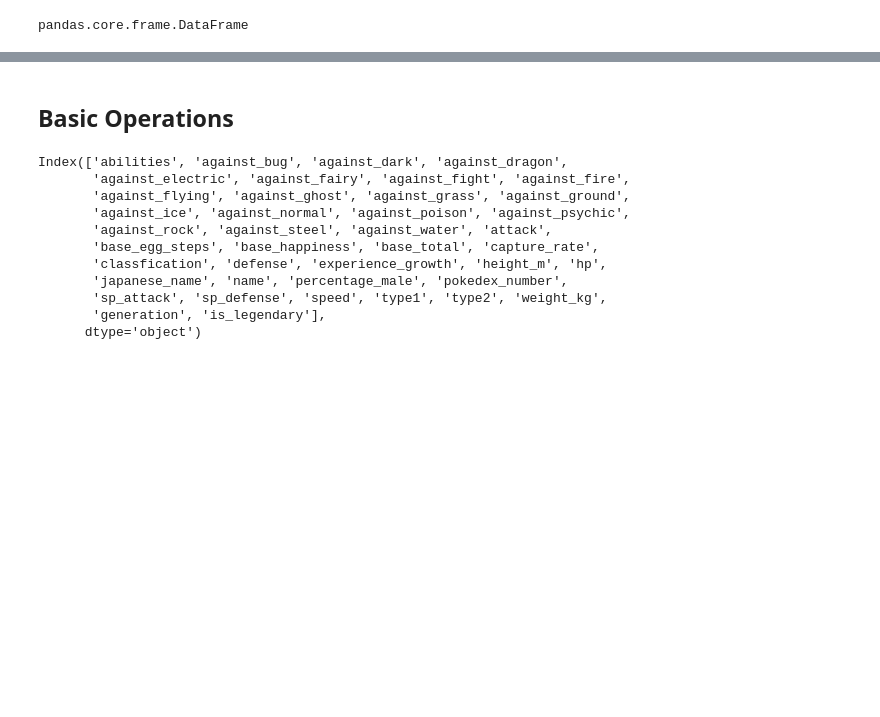
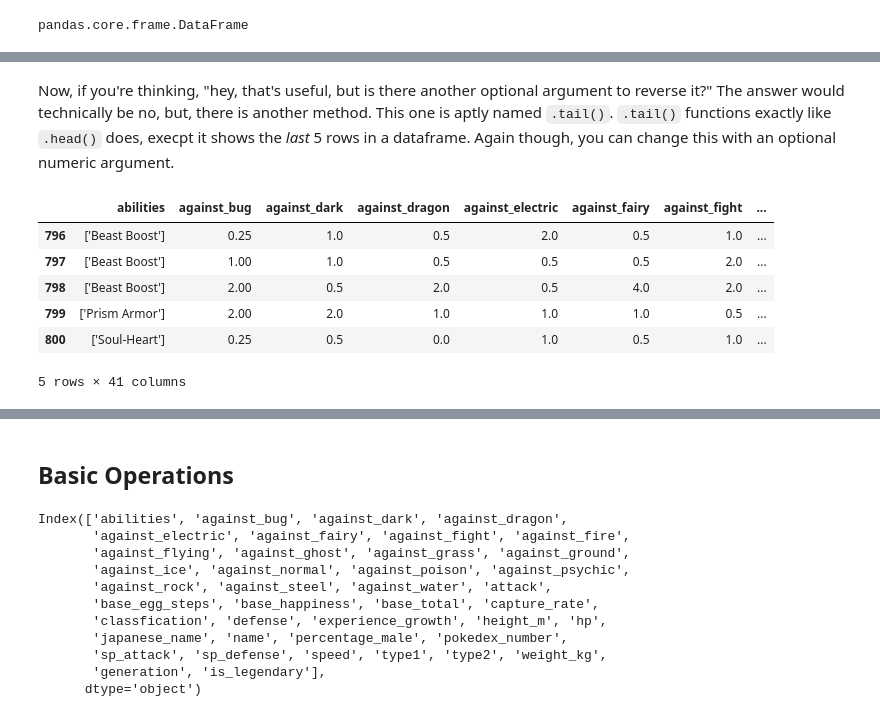
Before and after one commit to HackChart/data-analysis, a Jupyter notebook: Pokemon/pokemon_nb.ipynb, the cells around one changed output, grey strips where cells are left out. Saved outputs shown, nothing was run; the diff lists cells and outputs as text; code cells hidden in the pictures; blank space fills up the shorter version.

```diff
--- a/Pokemon/pokemon_nb.ipynb
+++ b/Pokemon/pokemon_nb.ipynb
@@ -91,0 +152,12 @@ pandas.core.frame.DataFrame
+# %% [markdown]
+Now, if you're thinking, "hey, that's useful, but is there another optional argument to reverse it?" The answer would technically be no, but, there is another method. This one is aptly named `.tail()`. `.tail()` functions exactly like `.head()` does, execpt it shows the *last* 5 rows in a dataframe. Again though, you can change this with an optional numeric argument.
+# %%
+gen17.tail() # Displays the last 5 rows
+# %% [output]
+|  | abilities | against_bug | against_dark | against_dragon | against_electric | against_fairy | against_fight | ... |
+| 796 | ['Beast Boost'] | 0.25 | 1.0 | 0.5 | 2.0 | 0.5 | 1.0 | ... |
+| 797 | ['Beast Boost'] | 1.00 | 1.0 | 0.5 | 0.5 | 0.5 | 2.0 | ... |
+| 798 | ['Beast Boost'] | 2.00 | 0.5 | 2.0 | 0.5 | 4.0 | 2.0 | ... |
+| 799 | ['Prism Armor'] | 2.00 | 2.0 | 1.0 | 1.0 | 1.0 | 0.5 | ... |
+| 800 | ['Soul-Heart'] | 0.25 | 0.5 | 0.0 | 1.0 | 0.5 | 1.0 | ... |
+5 rows × 41 columns
```
Also changed, not shown: parts of 13 cells of this notebook.
